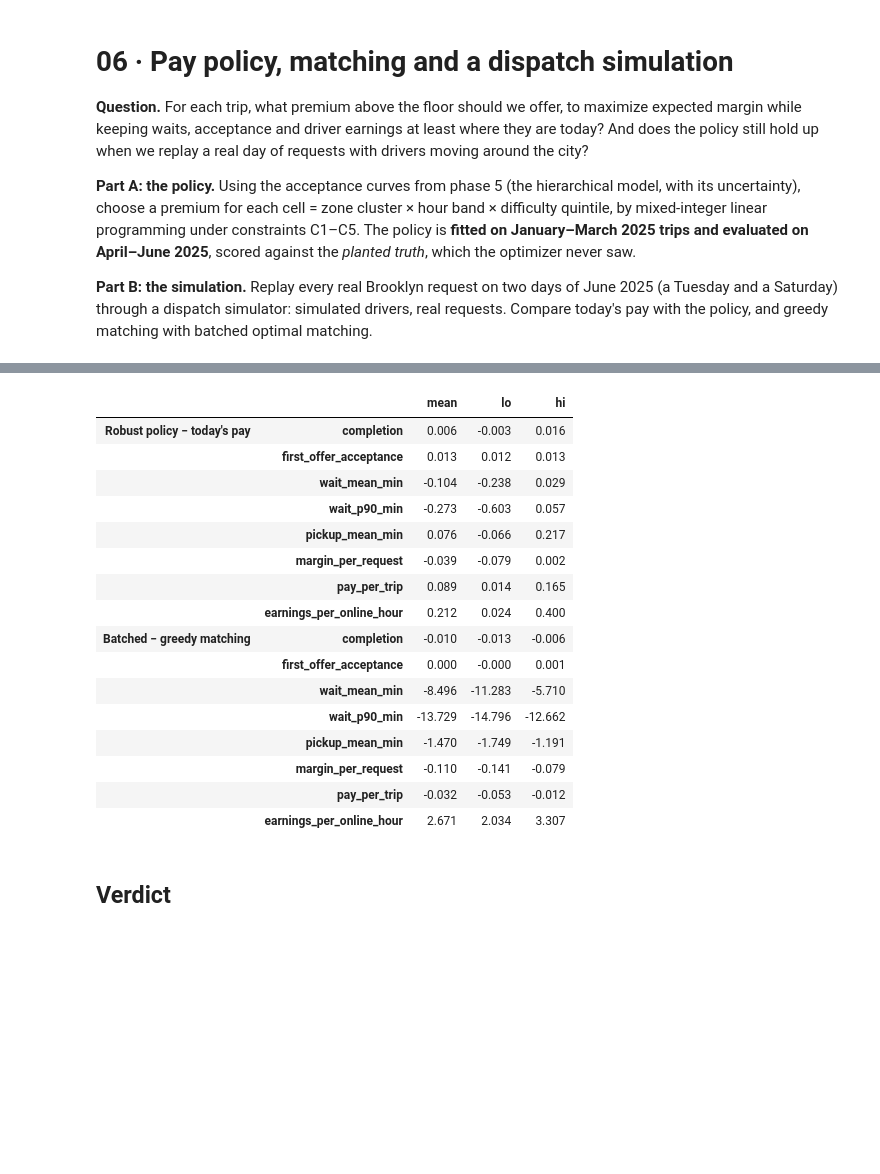
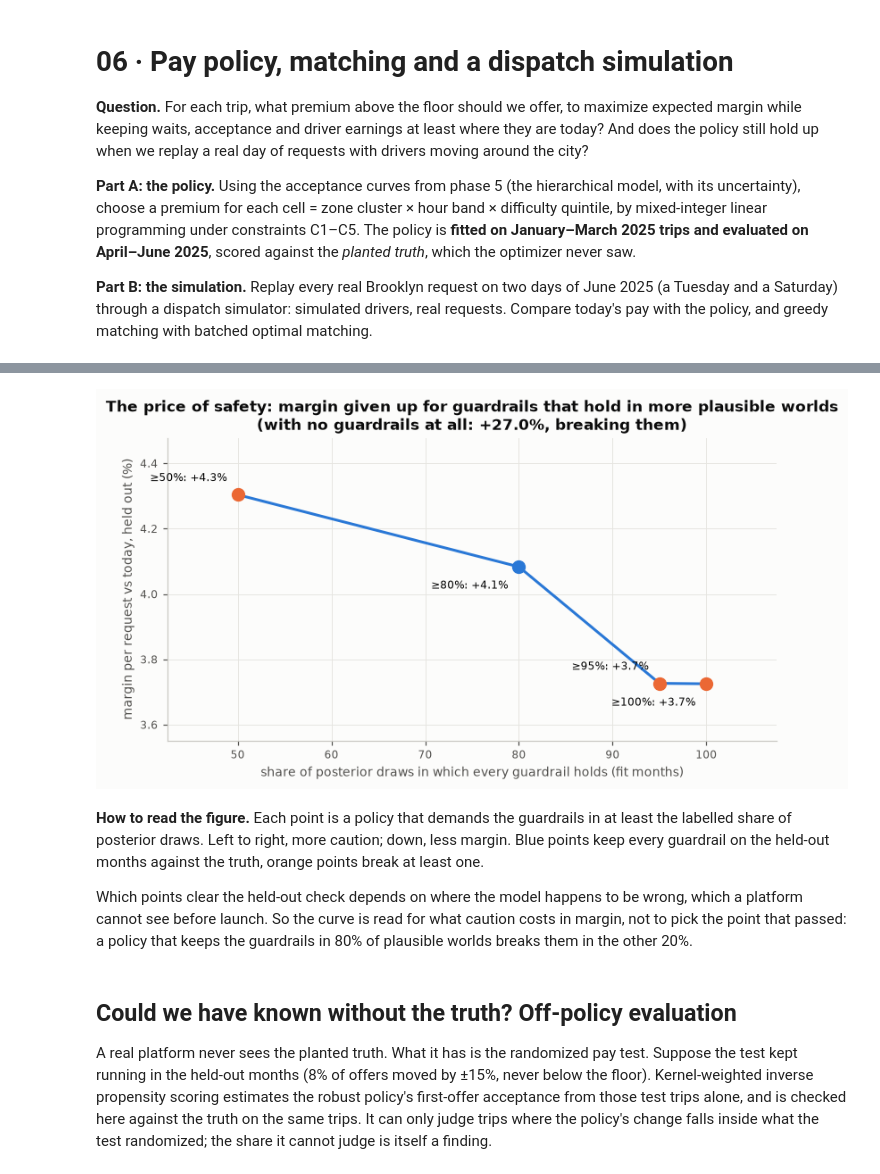
Before and after one commit to janeruxi1/ridehail-driver-pay-optimization, a Jupyter notebook: notebooks/06_pay_policy_simulation.ipynb, the cells around one changed output, grey strips where cells are left out. Cells and saved outputs as stored; diff of their text form; code cells hidden in the pictures; blank space fills up the shorter version.

```diff
--- a/notebooks/06_pay_policy_simulation.ipynb
+++ b/notebooks/06_pay_policy_simulation.ipynb
@@ -407,34 +314,18 @@ sim_table.round(3)
 # %%
-paired = runs[runs["matching"] == "batch"].set_index(["day", "seed", "matching", "pay"])[KPIS].unstack("pay")
-diff_pay = (paired.xs("Robust policy", axis=1, level=1) - paired.xs("Today's pay", axis=1, level=1))
-paired_m = runs.set_index(["day", "seed", "pay", "matching"])[KPIS].unstack("matching")
-diff_match = paired_m.xs("batch", axis=1, level=1) - paired_m.xs("greedy", axis=1, level=1)
-
-
-def mean_ci(x):
-    x = np.asarray(x, float)
-    se = x.std(ddof=1) / np.sqrt(len(x))
-    return pd.Series({"mean": x.mean(), "lo": x.mean() - 2.0 * se, "hi": x.mean() + 2.0 * se})
-
-
-effects = pd.concat({"Robust policy − today's pay": diff_pay.apply(mean_ci).T,
-                     "Batched − greedy matching": diff_match.apply(mean_ci).T})
-effects.round(3)
+fig, ax = plots.subplots(figsize=(8, 4))
+shown = frontier[frontier["min_share"] > 0]   # no guardrails at all (≥0%) is far off the scale; noted in the title
+ax.plot(100 * shown["draws_with_all_guardrails"], shown["margin_vs_today_pct"], color=plots.SERIES[0], lw=2)
+for k, r in enumerate(shown.itertuples()):
+    ax.plot(100 * r.draws_with_all_guardrails, r.margin_vs_today_pct, "o", ms=9,
+            color=plots.SERIES[0] if r.held_out_all_guardrails else plots.SERIES[1])
+    ax.annotate(f"≥{r.min_share:.0%}: {r.margin_vs_today_pct:+.1f}%", (100 * r.draws_with_all_guardrails, r.margin_vs_today_pct),
+                (-8, 10 if k % 2 == 0 else -16), textcoords="offset points", fontsize=8, ha="right")
+free = frontier.loc[frontier["min_share"] == 0, "margin_vs_today_pct"]
+ax.set(xlabel="share of posterior draws in which every guardrail holds (fit months)",
+       ylabel="margin per request vs today, held out (%)",
+       title="The price of safety: margin given up for guardrails that hold in more plausible worlds"
+       + (f"\n(with no guardrails at all: {free.iloc[0]:+.1f}%, breaking them)" if len(free) else ""))
+ax.margins(x=0.15, y=0.3)
+data.savefig(fig, "06b_price_of_safety")
 # %% [output]
-|  |  | mean | lo | hi |
-| Robust policy − today's pay | completion | 0.006 | -0.003 | 0.016 |
-|  | first_offer_acceptance | 0.013 | 0.012 | 0.013 |
-|  | wait_mean_min | -0.104 | -0.238 | 0.029 |
-|  | wait_p90_min | -0.273 | -0.603 | 0.057 |
-|  | pickup_mean_min | 0.076 | -0.066 | 0.217 |
-|  | margin_per_request | -0.039 | -0.079 | 0.002 |
-|  | pay_per_trip | 0.089 | 0.014 | 0.165 |
-|  | earnings_per_online_hour | 0.212 | 0.024 | 0.400 |
-| Batched − greedy matching | completion | -0.010 | -0.013 | -0.006 |
-|  | first_offer_acceptance | 0.000 | -0.000 | 0.001 |
-|  | wait_mean_min | -8.496 | -11.283 | -5.710 |
-|  | wait_p90_min | -13.729 | -14.796 | -12.662 |
-|  | pickup_mean_min | -1.470 | -1.749 | -1.191 |
-|  | margin_per_request | -0.110 | -0.141 | -0.079 |
-|  | pay_per_trip | -0.032 | -0.053 | -0.012 |
-|  | earnings_per_online_hour | 2.671 | 2.034 | 3.307 |
+[figure, added]
@@ -461,3 +332,17 @@ _ = data.save_table(pd.DataFrame({"edge": edges}), "difficulty_edges")
+# %% [markdown]
+**How to read the figure.** Each point is a policy that demands the guardrails in at least the labelled
+share of posterior draws. Left to right, more caution; down, less margin. Blue points keep every guardrail
+on the held-out months against the truth, orange points break at least one.
+
+Which points clear the held-out check depends on where the model happens to be wrong, which a platform
+cannot see before launch. So the curve is read for what caution costs in margin, not to pick the point
+that passed: a policy that keeps the guardrails in 80% of plausible worlds breaks them in the other 20%.
 # %% [markdown]
-## Verdict
+## Could we have known without the truth? Off-policy evaluation
+
+A real platform never sees the planted truth. What it has is the randomized pay test. Suppose the test
+kept running in the held-out months (8% of offers moved by ±15%, never below the floor). Kernel-weighted
+inverse propensity scoring estimates the robust policy's first-offer acceptance from those test trips
+alone, and is checked here against the truth on the same trips. It can only judge trips where the
+policy's change falls inside what the test randomized; the share it cannot judge is itself a finding.
 # %%
```
Also changed, not shown: parts of 48 cells of this notebook, 54 other files.
